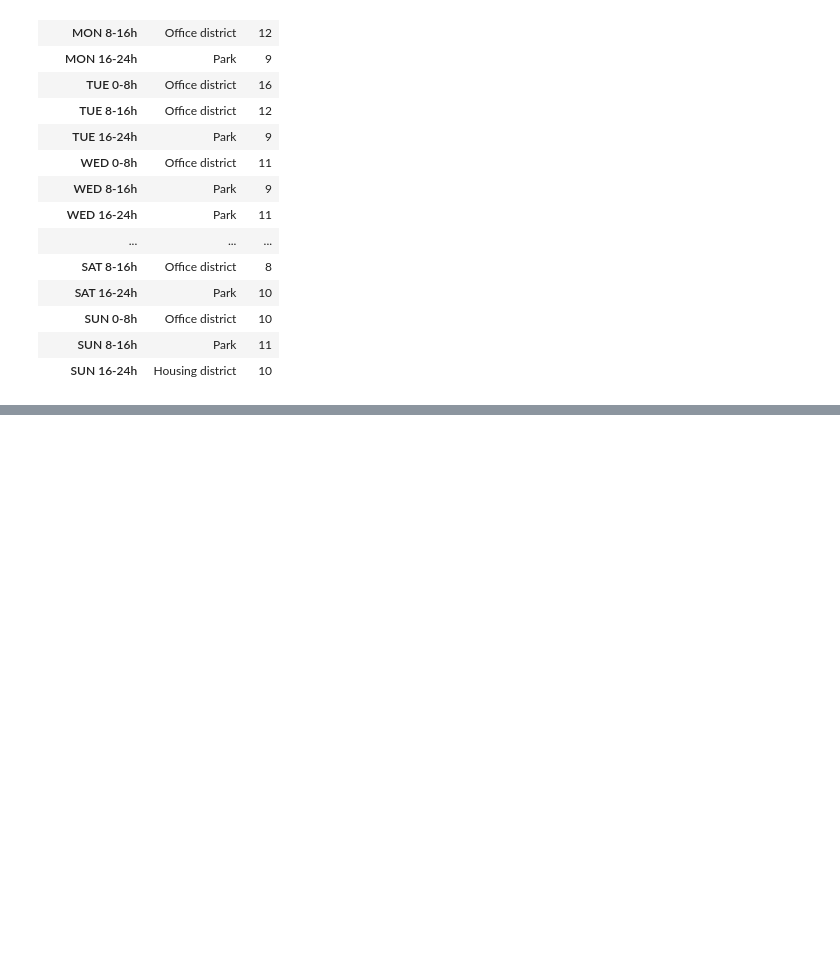
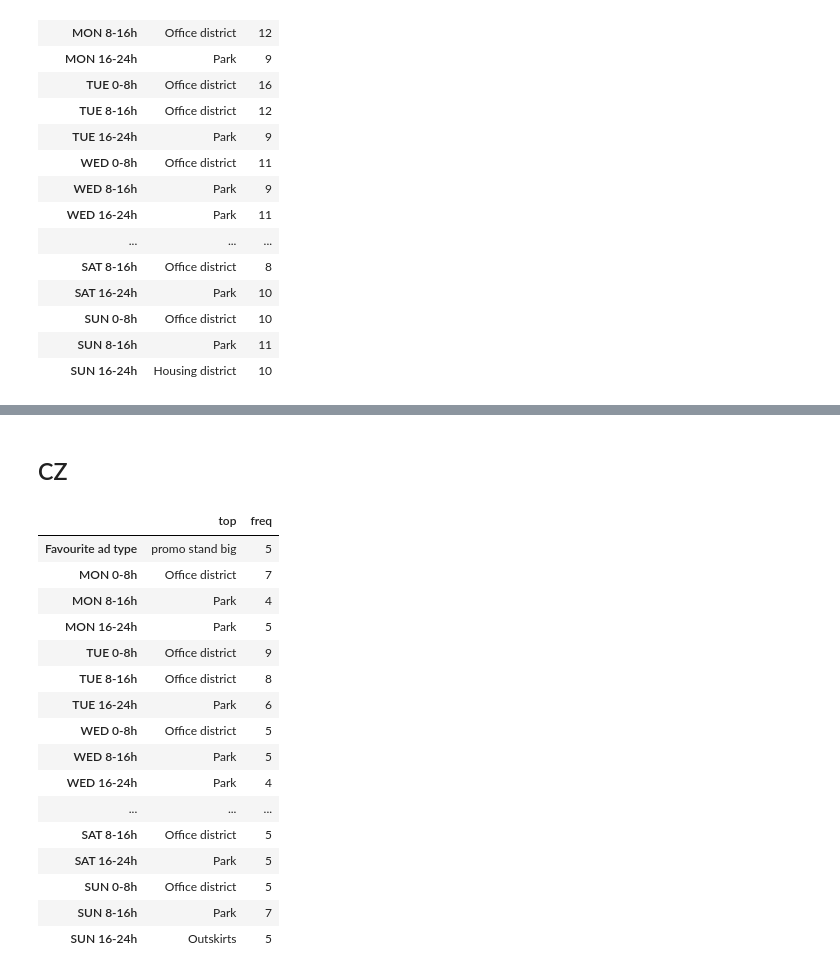
Before and after one commit to utikpuhlik/minimum, a Jupyter notebook: main.ipynb, the cells around one changed output, grey strips where cells are left out. Drawn from its saved outputs; the diff is of its cells as text; code cells hidden in the pictures; blank space fills up the shorter version.

```diff
--- a/main.ipynb
+++ b/main.ipynb
@@ -173,0 +187,22 @@ demography.groupby(['Favourite category', 'Stratification by income']).median()
+# %% [markdown]
+## CZ
+# %%
+medium_cz.transpose()
+# %% [output]
+|  | top | freq |
+| Favourite ad type | promo stand big | 5 |
+| MON 0-8h | Office district | 7 |
+| MON 8-16h | Park | 4 |
+| MON 16-24h | Park | 5 |
+| TUE 0-8h | Office district | 9 |
+| TUE 8-16h | Office district | 8 |
+| TUE 16-24h | Park | 6 |
+| WED 0-8h | Office district | 5 |
+| WED 8-16h | Park | 5 |
+| WED 16-24h | Park | 4 |
+| ... | ... | ... |
+| SAT 8-16h | Office district | 5 |
+| SAT 16-24h | Park | 5 |
+| SUN 0-8h | Office district | 5 |
+| SUN 8-16h | Park | 7 |
+| SUN 16-24h | Outskirts | 5 |
```
Also changed, not shown: parts of 12 cells of this notebook, 1 other file.
